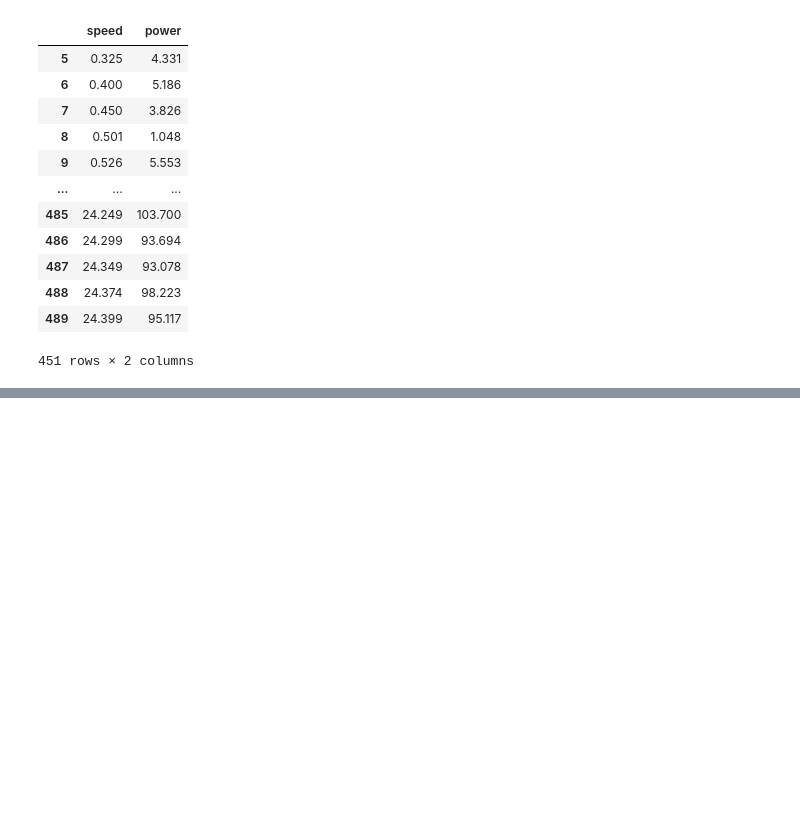
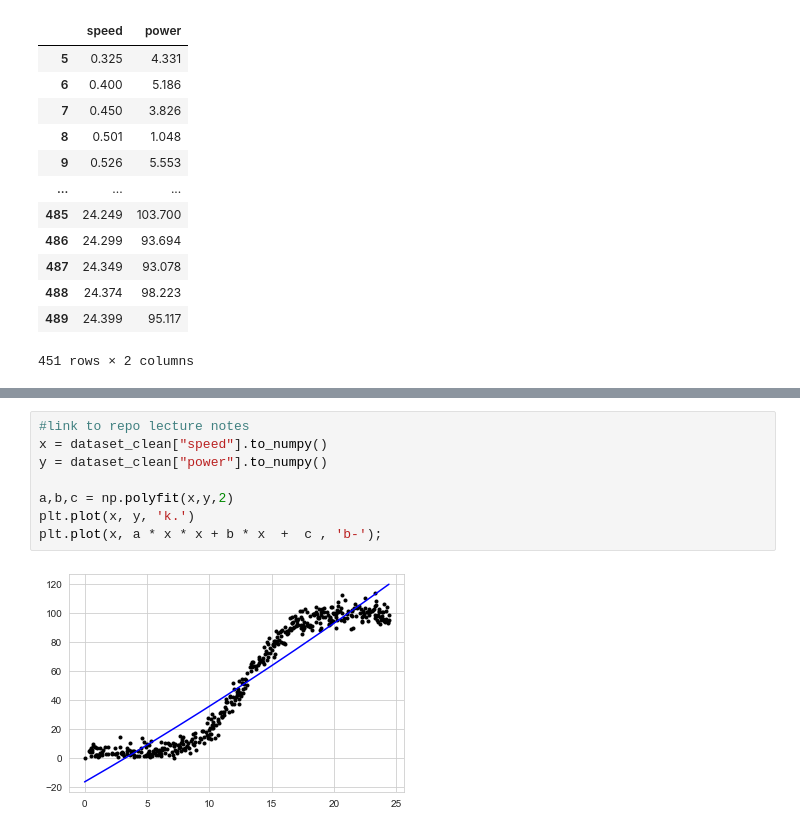
Before and after one commit to kevindooley/MLS-project-2020, a Jupyter notebook: Project 2020.ipynb, the cells around one changed output, grey strips where cells are left out. Saved outputs shown, nothing was run; the diff lists cells and outputs as text; blank space fills up the shorter version.

```diff
--- a/Project 2020.ipynb
+++ b/Project 2020.ipynb
@@ -151,0 +248,10 @@ zero_removed
+# %%
+#link to repo lecture notes
+x = dataset_clean["speed"].to_numpy()
+y = dataset_clean["power"].to_numpy()
+
+a,b,c = np.polyfit(x,y,2)
+plt.plot(x, y, 'k.')
+plt.plot(x, a * x * x + b * x  +  c , 'b-');
+# %% [output]
+[figure, added]
```
Also changed, not shown: parts of 15 cells of this notebook.
